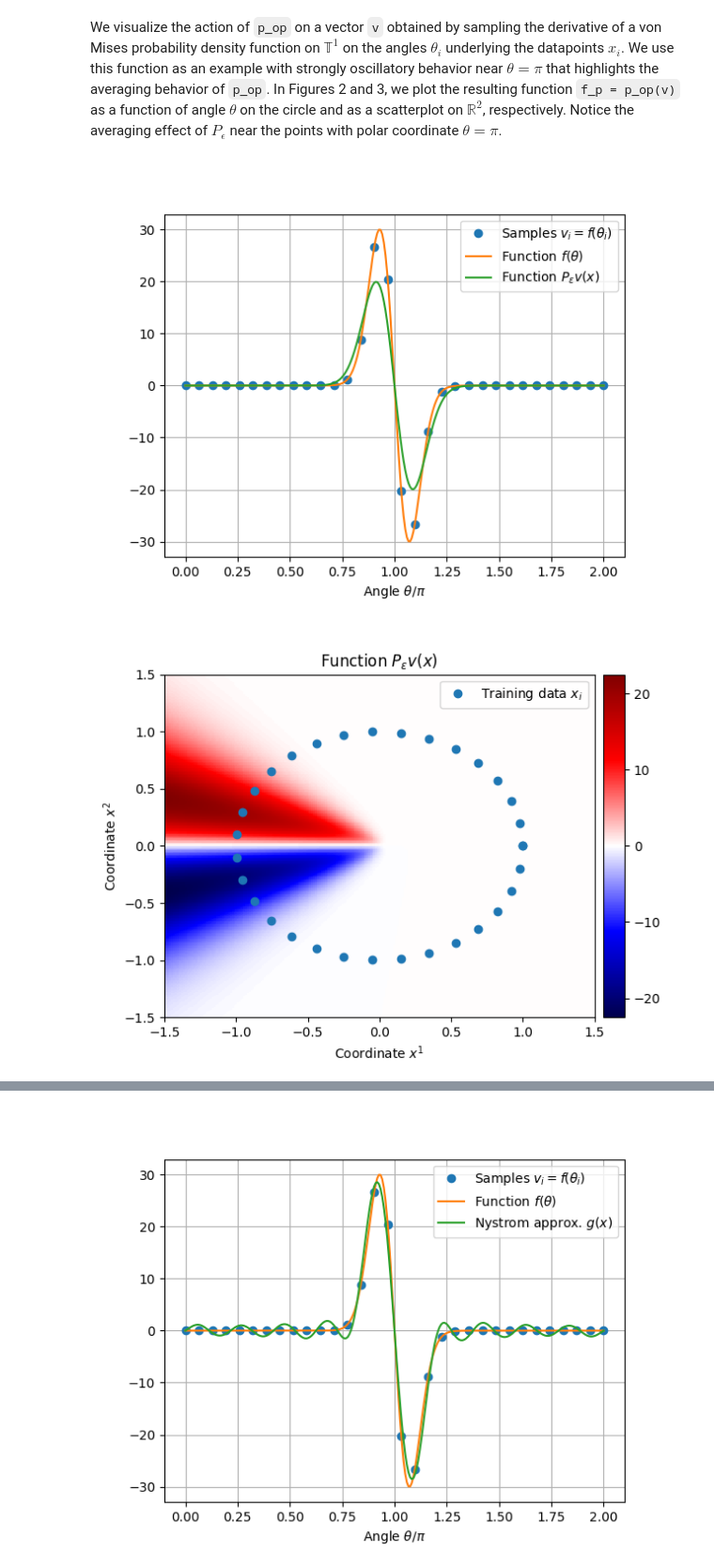
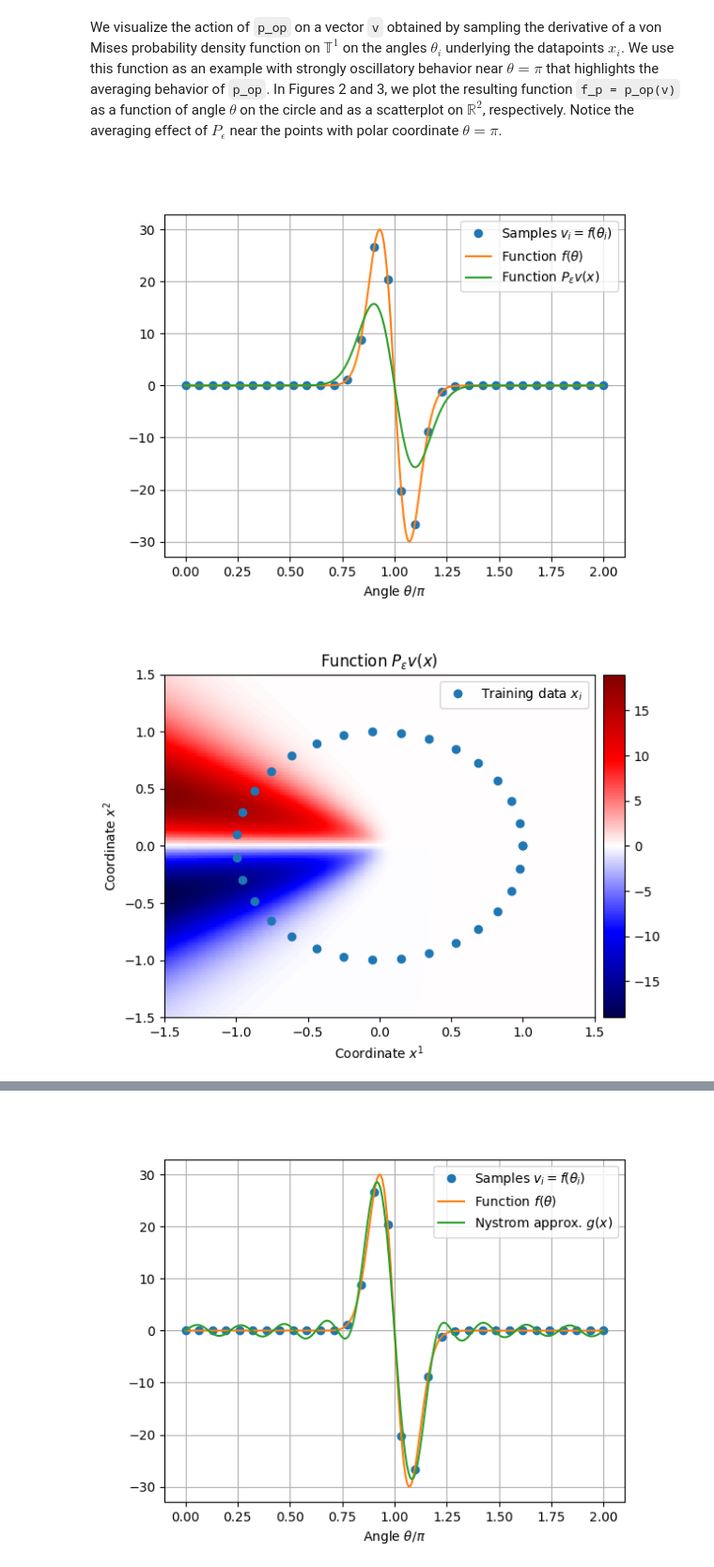
Before and after one commit to dg227/NLSA, a Jupyter notebook: Python/examples/diffusion_maps_jax.ipynb, the cells around one changed output, grey strips where cells are left out. Shown at 94% size. Saved outputs shown, nothing was run; the diff lists cells and outputs as text; code cells hidden in the pictures.

```diff
--- a/Python/examples/diffusion_maps_jax.ipynb
+++ b/Python/examples/diffusion_maps_jax.ipynb
@@ -182,20 +207,22 @@ In the cell below, we implement $\hat d(\epsilon)$ as the function `k_tune` buil
 n_bandwidth: int = 32
 log10_bandwidth_lims: tuple[float, float] = (-3., 3.)
 
-start_time = time.perf_counter()
+sqdist = sqeuclidean
 log10_bandwidths = jnp.linspace(log10_bandwidth_lims[0],
                                 log10_bandwidth_lims[1], n_bandwidth)
 scl = ScalarField(dtype=dtype)
 shape_func = partial(make_exponential_rbf, scl)
 
 def k_func(epsilon: R) -> Callable[[X, X], R]:
-    return  compose(shape_func(epsilon), sqeuclidean)
+    return  compose(shape_func(epsilon), sqdist)
 
 k_tune = jit(make_tuning_objective(ell2, k_func, grad))
-est_dims = jnp.array([2.*k_tune(epsilon) for epsilon in log10_bandwidths])
+start_time = time.perf_counter()
+est_dims = jnp.array([k_tune(epsilon) for epsilon in log10_bandwidths])
 i_opt = jnp.argmax(est_dims)
 bandwidth = 10. ** log10_bandwidths[i_opt]
 end_time = time.perf_counter()
+
 print(f"Kernel tuning took {end_time - start_time:.3e} s")
 print(f"Optimal bandwidth index: {i_opt}")
 print(f"Optimal bandwidth: {bandwidth:.3e}")
@@ -225,9 +252,9 @@ T(\epsilon) = \int_X \int_X k_\epsilon(x,y) \, d\mu_n(y)\, d\mu_n(x)
 $$
 may be significantly influenced by values of the integrand $k_\epsilon(x,y)$ away from the diagonal $y=x$. In the computations that follow, we select $\epsilon = 0.1$ so that $\hat d(\epsilon)$ is close to the intrinsic dimension $\mathrm{dim} M = 1$.
 # %%
-epsilon = 0.05
+epsilon = 0.3
 rbf = make_exponential_rbf(scl, epsilon)
-k: Callable[[X, X], R] = compose(rbf, sqeuclidean)
+k: Callable[[X, X], R] = compose(rbf, sqdist)
 # %% [markdown]
 ## Diffusion maps
 
@@ -266,24 +293,24 @@ f_p = p_op(v)
 # %%
 n_theta_plt = 256
 thetas_plt = jnp.linspace(0, 2 * jnp.pi, n_theta_plt)
 xs_circle_plt = embed_r2(thetas_plt)
 i_fig = 3
 
 if plt.fignum_exists(i_fig):
     plt.close(i_fig)
 
 fig3, ax3 = plt.subplots(num=i_fig)
 ax3.plot(thetas / jnp.pi, v, 'o',
-         label='Samples $v_i = f(\\theta_i)$')
+         label=r'Samples $v_i = f(\theta_i)$')
 ax3.plot(thetas_plt / jnp.pi, f(thetas_plt), '-',
-         label='Function $f(\\theta)$')
+         label=r'Function $f(\theta)$')
 ax3.plot(thetas_plt / jnp.pi, jvmap(f_p)(xs_circle_plt), '-',
-         label='Function $P_\epsilon v(x)$')
-ax3.set_xlabel('Angle $\\theta/\\pi$')
+         label=r'Function $P_\epsilon v(x)$')
+ax3.set_xlabel(r'Angle $\theta/\pi$')
 ax3.legend()
 ax3.grid();
 # %% [output]
-[figure, old version]
+[figure, new version]
 # %%
 n_x_plt = 256
 i_fig = 4
@@ -305,9 +332,9 @@ ax4.plot(xs[:, 0], xs[:, 1], 'o', label='Training data $x_i$')
 ax4.set_xlabel('Coordinate $x^1$')
 ax4.set_ylabel('Coordinate $x^2$')
 ax4.legend()
-ax4.set_title('Function $P_\epsilon v (x)$');
+ax4.set_title(r'Function $P_\epsilon v (x)$');
 # %% [output]
-[figure, old version]
+[figure, new version]
 # %% [markdown]
 ## Eigendecomposition
 
```
Also changed, not shown: parts of 14 cells of this notebook.
